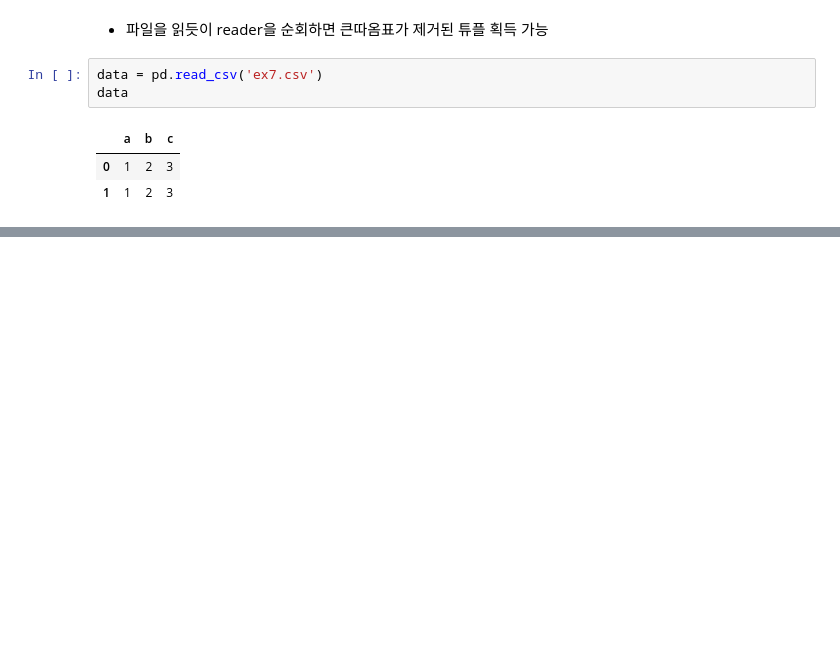
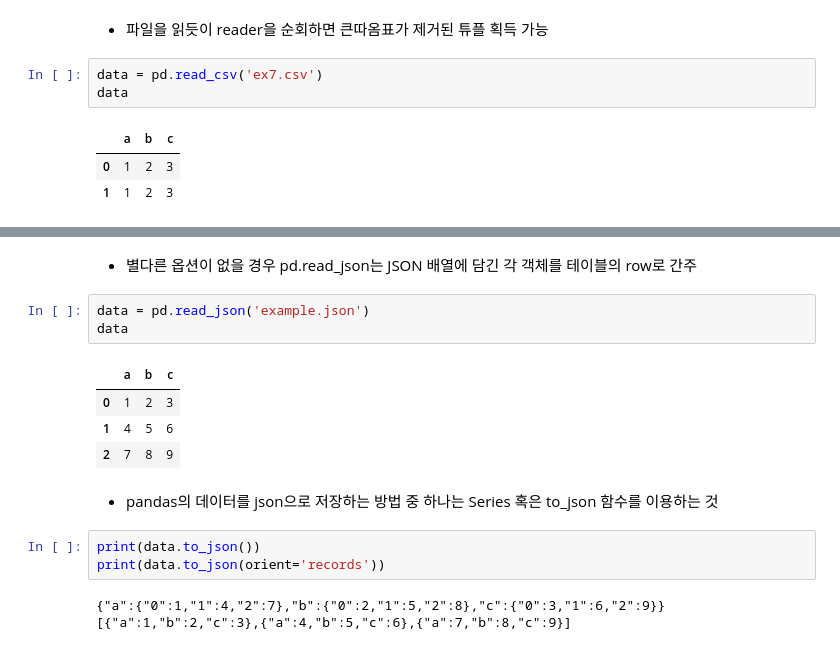
Before and after one commit to helloKH/Psypy, a Jupyter notebook: Psypy_Data Load & Preparations(Chapter 6 ~7).ipynb, the cells around one changed output, grey strips where cells are left out. Saved outputs shown, nothing was run; the diff lists cells and outputs as text; blank space fills up the shorter version.

```diff
--- a/Psypy_Data Load & Preparations(Chapter 6 ~7).ipynb
+++ b/Psypy_Data Load & Preparations(Chapter 6 ~7).ipynb
@@ -356,0 +433,18 @@ data
+# %% [markdown]
+- 별다른 옵션이 없을 경우 pd.read_json는 JSON 배열에 담긴 각 객체를 테이블의 row로 간주
+# %%
+data = pd.read_json('example.json')
+data
+# %% [output]
+|  | a | b | c |
+| 0 | 1 | 2 | 3 |
+| 1 | 4 | 5 | 6 |
+| 2 | 7 | 8 | 9 |
+# %% [markdown]
+- pandas의 데이터를 json으로 저장하는 방법 중 하나는 Series 혹은 to_json 함수를 이용하는 것
+# %%
+print(data.to_json())
+print(data.to_json(orient='records'))
+# %% [output]
+{"a":{"0":1,"1":4,"2":7},"b":{"0":2,"1":5,"2":8},"c":{"0":3,"1":6,"2":9}}
+[{"a":1,"b":2,"c":3},{"a":4,"b":5,"c":6},{"a":7,"b":8,"c":9}]
```
Also changed, not shown: parts of 21 cells of this notebook.
